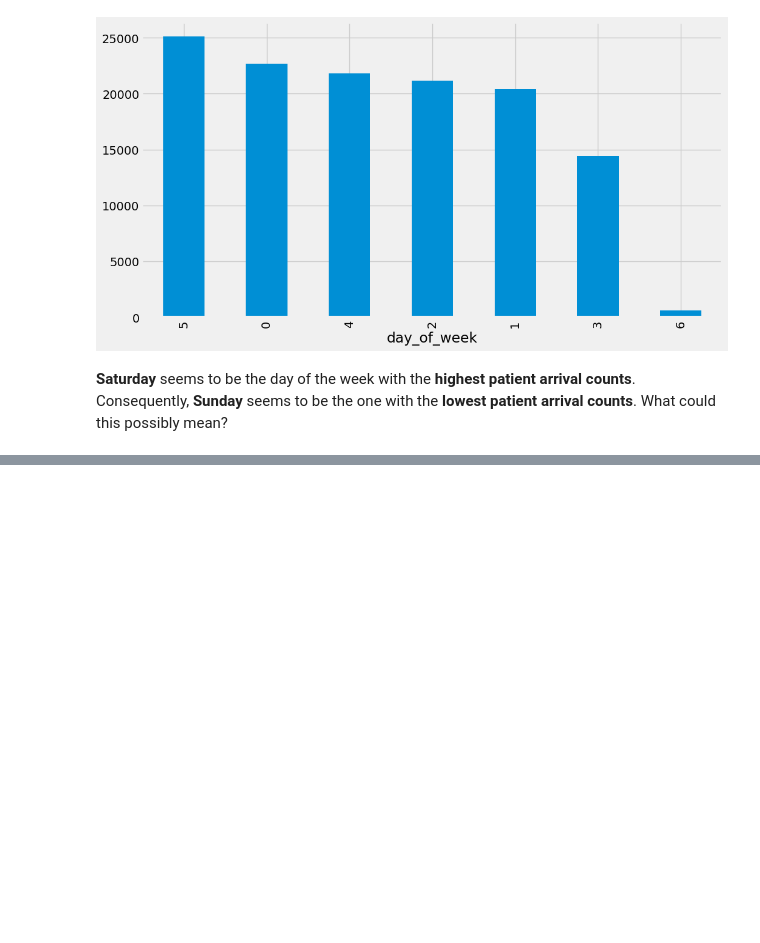
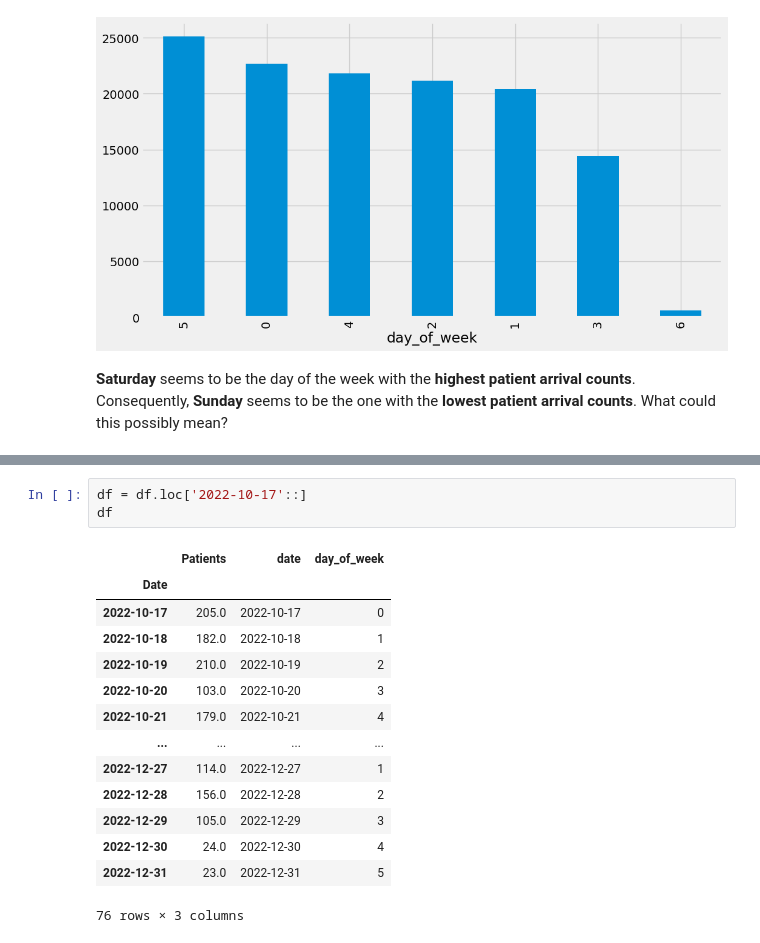
Before and after one commit to jpsam07/skyline-hospital-time-series-forecasting, a Jupyter notebook: Skyline_Hospital_Time_Series_Forecasting_with_XGBoost.ipynb, the cells around one changed output, grey strips where cells are left out. Saved outputs shown, nothing was run; the diff lists cells and outputs as text; blank space fills up the shorter version.

```diff
--- a/Skyline_Hospital_Time_Series_Forecasting_with_XGBoost.ipynb
+++ b/Skyline_Hospital_Time_Series_Forecasting_with_XGBoost.ipynb
@@ -309,0 +319,18 @@ df.groupby('day_of_week')['Patients'].sum().sort_values(ascending=False) \
+# %%
+df = df.loc['2022-10-17'::]
+df
+# %% [output]
+|  | Patients | date | day_of_week |
+| Date |  |  |  |
+| 2022-10-17 | 205.0 | 2022-10-17 | 0 |
+| 2022-10-18 | 182.0 | 2022-10-18 | 1 |
+| 2022-10-19 | 210.0 | 2022-10-19 | 2 |
+| 2022-10-20 | 103.0 | 2022-10-20 | 3 |
+| 2022-10-21 | 179.0 | 2022-10-21 | 4 |
+| ... | ... | ... | ... |
+| 2022-12-27 | 114.0 | 2022-12-27 | 1 |
+| 2022-12-28 | 156.0 | 2022-12-28 | 2 |
+| 2022-12-29 | 105.0 | 2022-12-29 | 3 |
+| 2022-12-30 | 24.0 | 2022-12-30 | 4 |
+| 2022-12-31 | 23.0 | 2022-12-31 | 5 |
+76 rows × 3 columns
```
Also changed, not shown: parts of 7 cells of this notebook, 1 other file.
